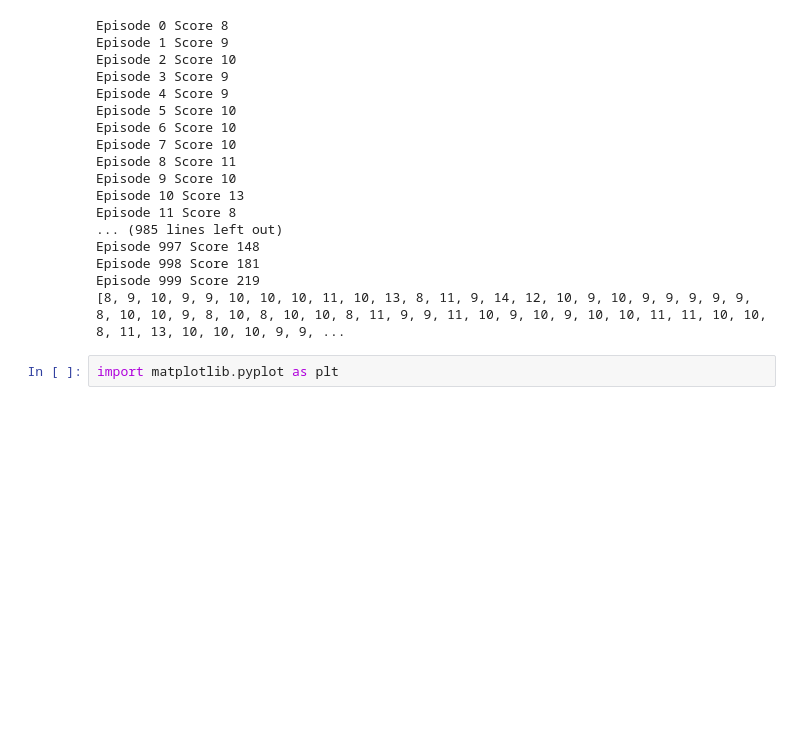
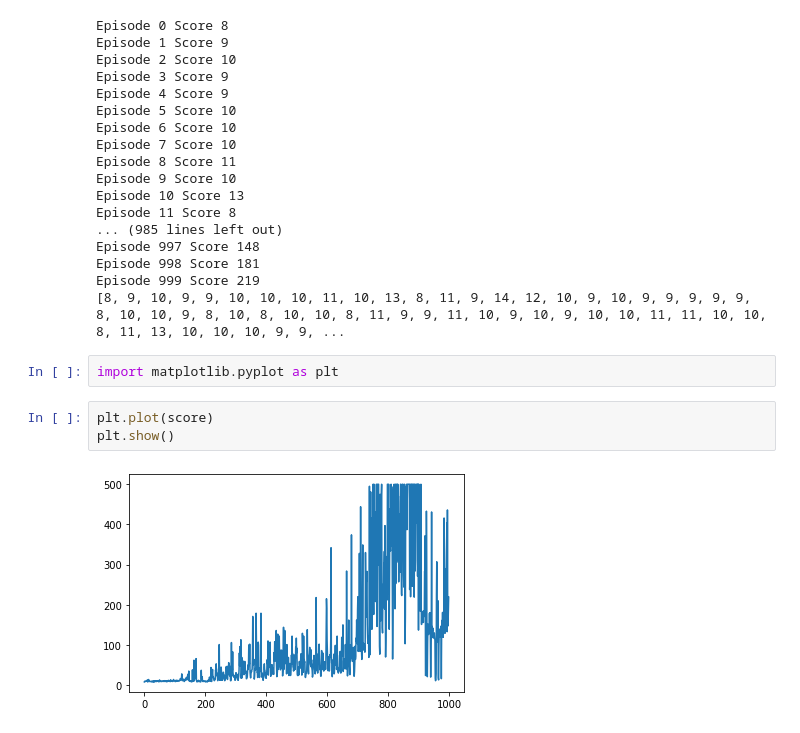
Before and after one commit to ssun-g/machine_learning, a Jupyter notebook: pytorch/cartpole_pytorch.ipynb, the cells around one changed output. Saved outputs shown, nothing was run; the diff lists cells and outputs as text; blank space fills up the shorter version.

```diff
--- a/pytorch/cartpole_pytorch.ipynb
+++ b/pytorch/cartpole_pytorch.ipynb
@@ -108,3 +108,8 @@ Episode 999 Score 219
 [8, 9, 10, 9, 9, 10, 10, 10, 11, 10, 13, 8, 11, 9, 14, 12, 10, 9, 10, 9, 9, 9, 9, 9, 8, 10, 10, 9, 8, 10, 8, 10, 10, 8, 11, 9, 9, 11, 10, 9, 10, 9, 10, 10, 11, 11, 10, 10, 8, 11, 13, 10, 10, 10, 9, 9, ...
 # %%
 import matplotlib.pyplot as plt
+# %%
+plt.plot(score)
+plt.show()
+# %% [output]
+[figure, added]
```
